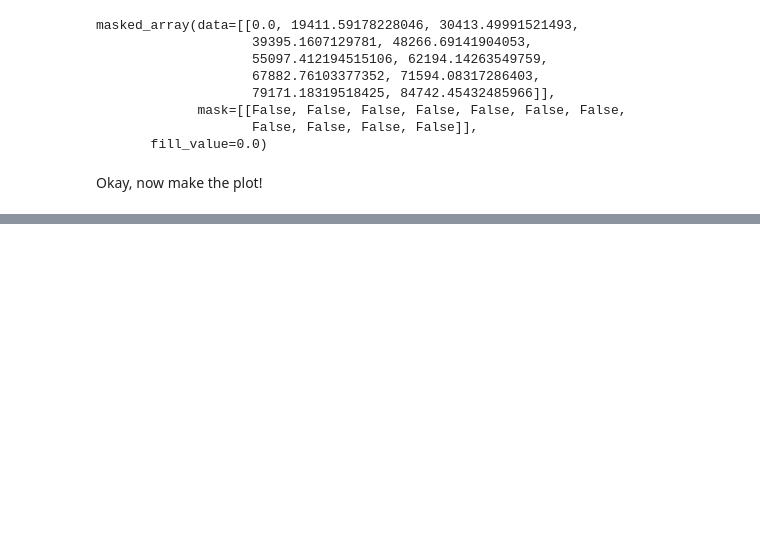
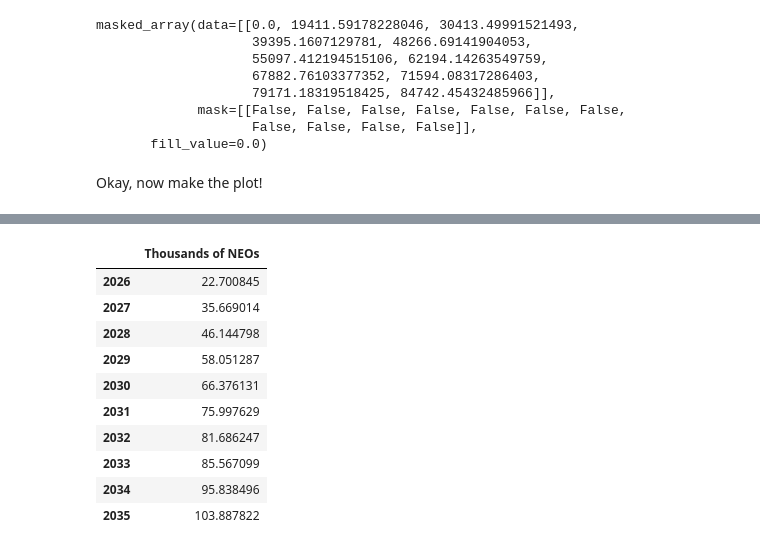
Before and after one commit to rhiannonlynne/discovery_plot, a Jupyter notebook: discovery_years.ipynb, the cells around one changed output, grey strips where cells are left out. Cells and saved outputs as stored; diff of their text form; code cells hidden in the pictures; blank space fills up the shorter version.

```diff
--- a/discovery years.ipynb
+++ b/discovery_years.ipynb
@@ -278,0 +279,23 @@ pd.DataFrame(mba_n.metric_values.compressed()/1e6,
+# %%
+# It can be interesting to just see (cumulative) numbers of objects per year (down to a given H magnitude)
+nn = TotalSSOAtTimeMetric(times, 26, dndh_func=maf.neo_dndh_granvik)
+
+neo_n = maf.make_completeness_bundle(
+                    neo, nn, h_mark=None, results_db=None
+                )
+
+pd.DataFrame(neo_n.metric_values.compressed()/1e3,
+             index=np.concatenate([years, np.array([years[0]+10])]),
+             columns=['Thousands of NEOs'])[1:]
+# %% [output]
+|  | Thousands of NEOs |
+| 2026 | 22.700845 |
+| 2027 | 35.669014 |
+| 2028 | 46.144798 |
+| 2029 | 58.051287 |
+| 2030 | 66.376131 |
+| 2031 | 75.997629 |
+| 2032 | 81.686247 |
+| 2033 | 85.567099 |
+| 2034 | 95.838496 |
+| 2035 | 103.887822 |
```
Also changed, not shown: parts of 3 cells of this notebook, 2 other files.
